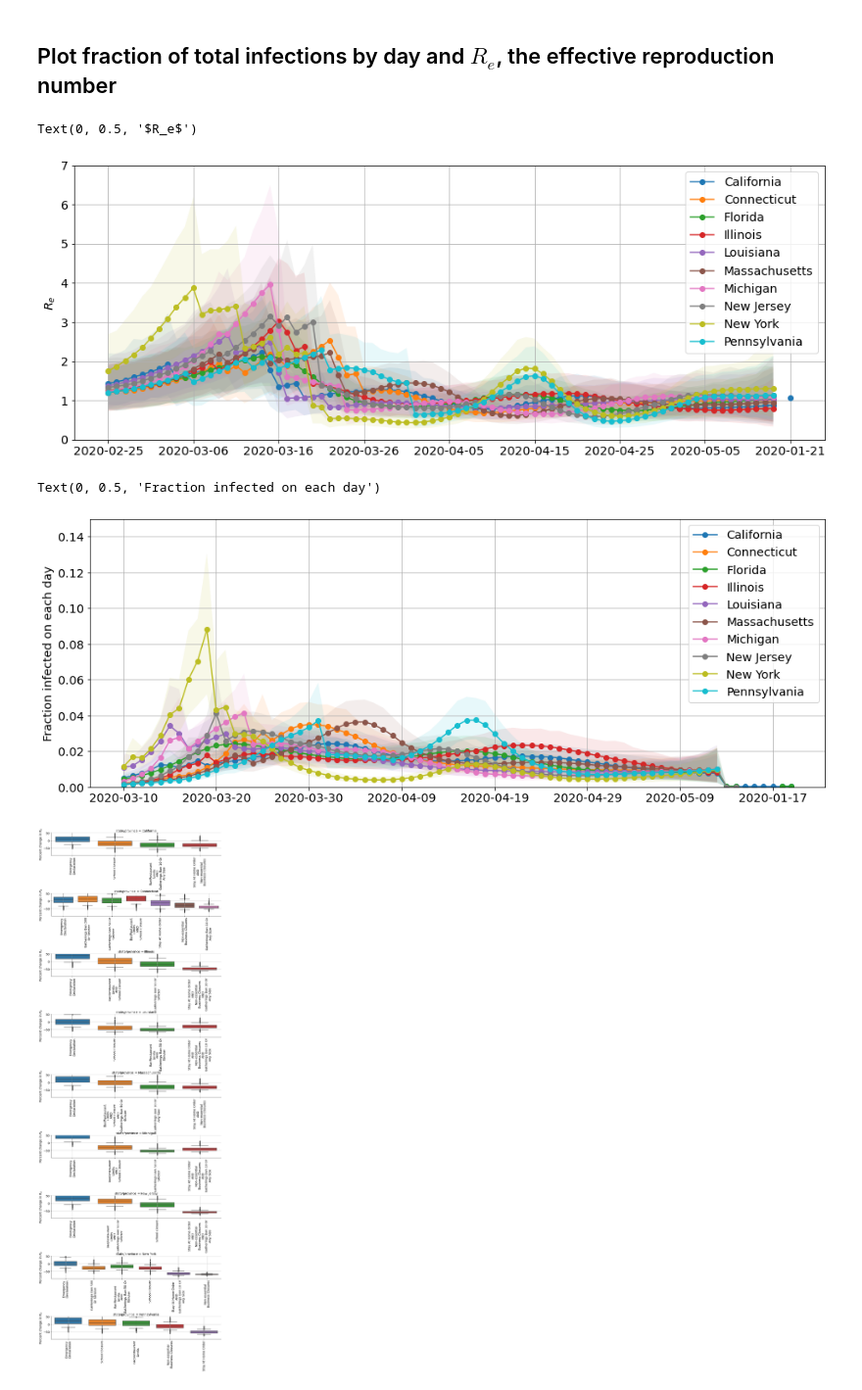
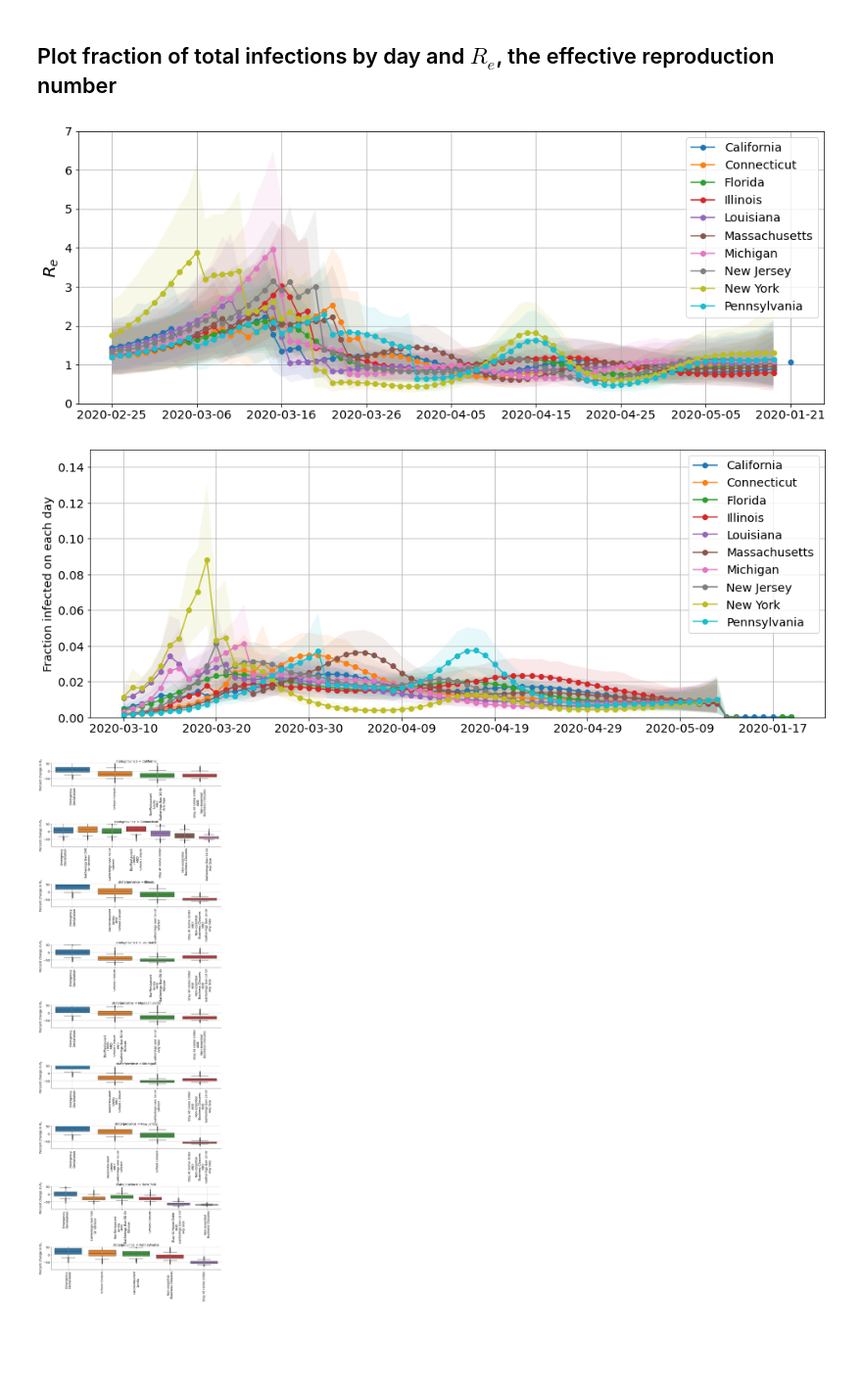
Before and after one commit to afinneg2/RZeroTools, a Jupyter notebook: example_notebooks/Re_changes_vs_policy.ipynb, the cells around one changed output. Shown at 98% size. Saved outputs shown, nothing was run; the diff lists cells and outputs as text; code cells hidden in the pictures; blank space fills up the shorter version.

Commit message:
update Re_changes_vs_policy to write figures

```diff
--- a/example_notebooks/Re_changes_vs_policy.ipynb
+++ b/example_notebooks/Re_changes_vs_policy.ipynb
@@ -195,20 +199,24 @@ fig.tight_layout()
 ## Plot fraction of total infections by day and $R_e$, the effective reproduction number
 # %%
 ## Load data
-preditions_dir = preds_dir ## Change this to match the folder created during execution of estimation cell
+preditions_dir =  "./predictions/2020-05-14T13:45:31/" # preds_dir ## Change this to match the folder created during execution of estimation cell
 df_cintervals = pd.read_csv(os.path.join(preditions_dir, "intervals.csv"), header = [0,1,2], index_col = 0)
 # %%
 fig = plot_shaded(df_cintervals.loc[ '2020-02-25': ,(slice(None), "Re") ].droplevel(axis = 1,level =1),
                   alpha = 0.1, figsize= (16,6))
 ax = fig.get_axes()[0]
 ax.set_ylim((0 , 7) )
 ax.grid(True)
 leg = ax.get_legend()
 leg.set_bbox_to_anchor((1,1))
-ax.set_ylabel(r'$R_e$')
+ax.set_ylabel(r'$R_e$', fontsize = 20)
+
+f_out = "./figures/Re_predicted.png"
+if not os.path.isdir(os.path.dirname(f_out)):
+    os.makedirs(os.path.dirname(f_out))
+fig.savefig(f_out, dpi = 200, bbox_inches = "tight")
 # %% [output]
-Text(0, 0.5, '$R_e$')
-[figure, old version]
+[figure, new version]
 # %%
 fig = plot_shaded(df_cintervals.loc[ '2020-03-10': ,(slice(None), "p_i") ].droplevel(axis = 1,level =1),
                                            alpha = 0.1,figsize = (16,6))
@@ -218,8 +226,12 @@ ax.grid(True)
 leg = ax.get_legend()
 leg.set_bbox_to_anchor((1,1))
 ax.set_ylabel('Fraction infected on each day')
+
+f_out = "./figures/fraction_infected.png"
+if not os.path.isdir(os.path.dirname(f_out)):
+    os.makedirs(os.path.dirname(f_out))
+fig.savefig(f_out, dpi = 200, bbox_inches = "tight")
 # %% [output]
-Text(0, 0.5, 'Fraction infected on each day')
 [figure]
 # %%
 ## File names
```
Also changed, not shown: parts of 4 cells of this notebook, 2 other files.
